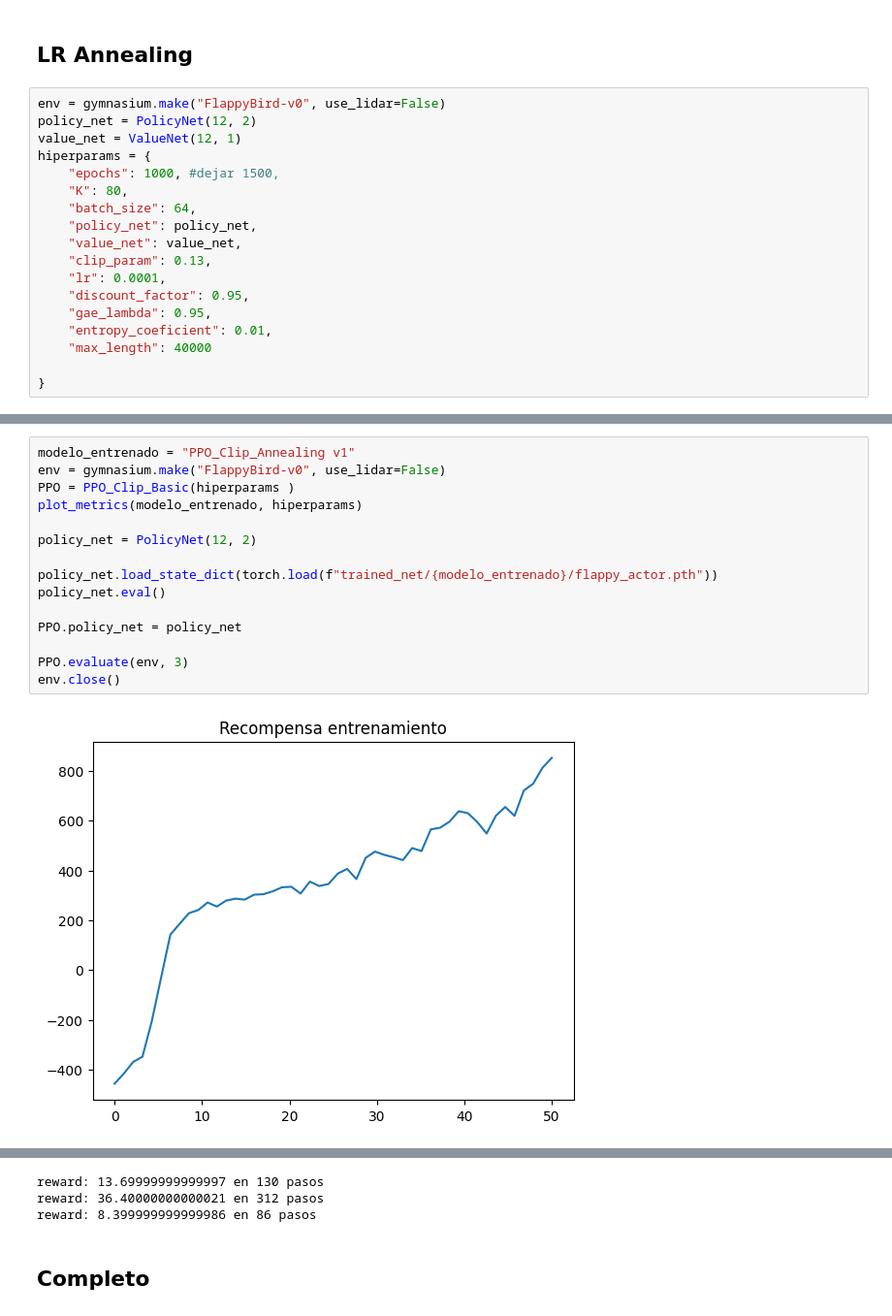
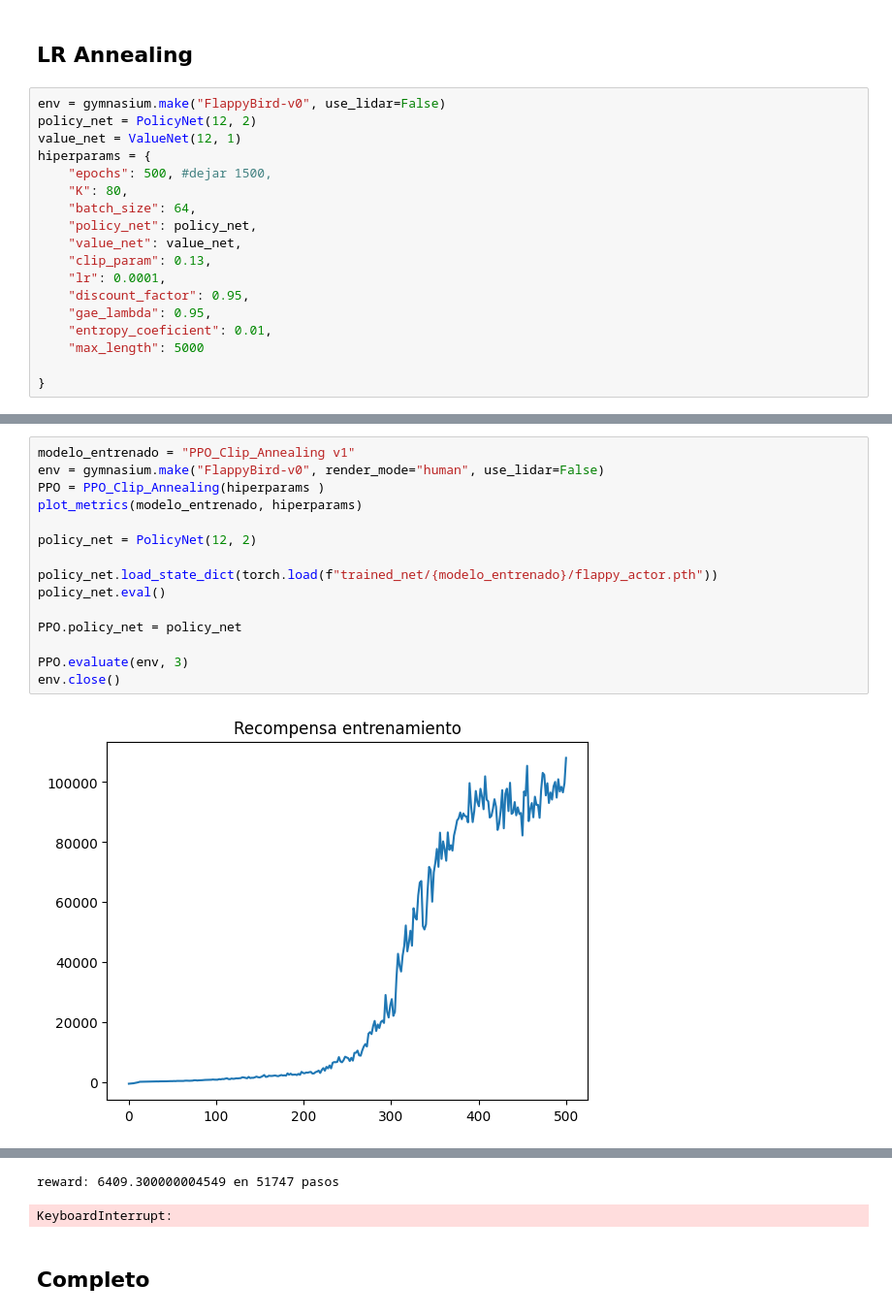
Before and after one commit to ArcaloJade/TPF-RL-LopezVilaclara-Costantini-Lewit, a Jupyter notebook: proyecto.ipynb, the cells around one changed output, grey strips where cells are left out. Shown at 97% size. Drawn from its saved outputs; the diff is of its cells as text.

```diff
--- a/proyecto.ipynb
+++ b/proyecto.ipynb
@@ -262,7 +274,7 @@ env = gymnasium.make("FlappyBird-v0", use_lidar=False)
 policy_net = PolicyNet(12, 2)
 value_net = ValueNet(12, 1)
 hiperparams = {
-    "epochs": 1000, #dejar 1500,
+    "epochs": 500, #dejar 1500,
     "K": 80,
     "batch_size": 64,
     "policy_net": policy_net,
@@ -272,7 +284,7 @@ hiperparams = {
     "discount_factor": 0.95,
     "gae_lambda": 0.95,
     "entropy_coeficient": 0.01,
-    "max_length": 40000
+    "max_length": 5000
 
 }
 # %%
@@ -306,17 +317,17 @@ Epoch 50/50 -- reward: 819.90
 # %%
 modelo_entrenado = "PPO_Clip_Annealing v1"
-env = gymnasium.make("FlappyBird-v0", use_lidar=False)
-PPO = PPO_Clip_Basic(hiperparams )
+env = gymnasium.make("FlappyBird-v0", render_mode="human", use_lidar=False)
+PPO = PPO_Clip_Annealing(hiperparams )
 plot_metrics(modelo_entrenado, hiperparams)
 
 policy_net = PolicyNet(12, 2)
 
 policy_net.load_state_dict(torch.load(f"trained_net/{modelo_entrenado}/flappy_actor.pth"))
 policy_net.eval()
 
 PPO.policy_net = policy_net
 
 PPO.evaluate(env, 3)
 env.close()
 # %% [output]
-[figure, old version]
+[figure, new version]
@@ -324,6 +335,5 @@ env.close()
-reward: 13.69999999999997 en 130 pasos
-reward: 36.40000000000021 en 312 pasos
-reward: 8.399999999999986 en 86 pasos
+reward: 6409.300000004549 en 51747 pasos
+KeyboardInterrupt:
 # %% [markdown]
 ## Completo
 # %%
```
Also changed, not shown: parts of 15 cells of this notebook, 34 other files.
